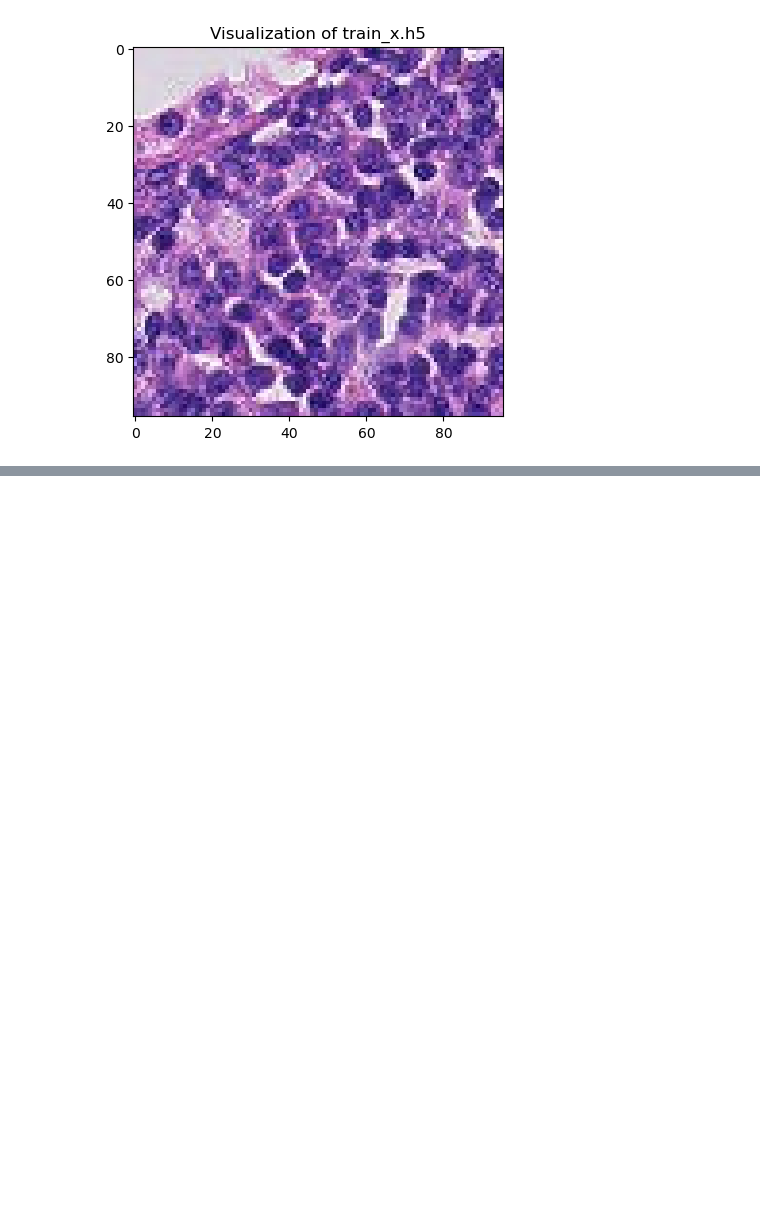
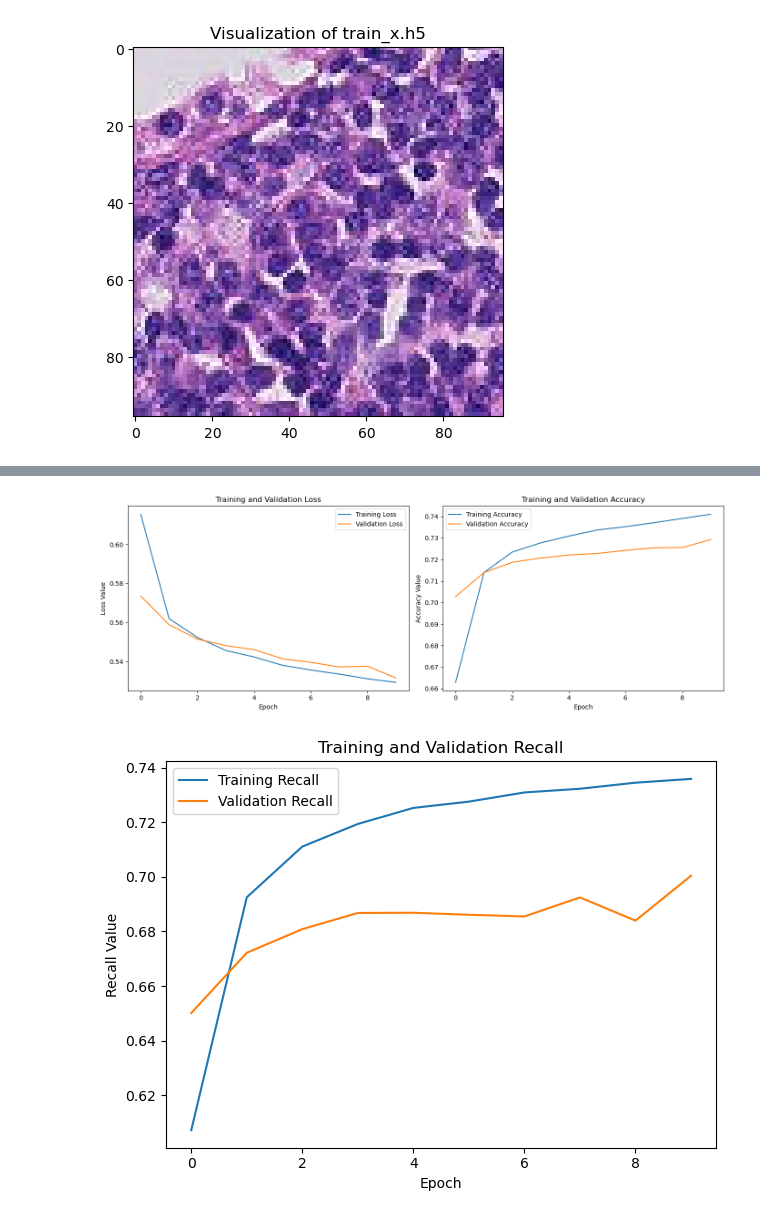
Before and after one commit to ramses02/Metastasis_Diagnosis, a Jupyter notebook: Untitled.ipynb, the cells around one changed output, grey strips where cells are left out. Saved outputs shown, nothing was run; the diff lists cells and outputs as text; code cells hidden in the pictures; blank space fills up the shorter version.

```diff
--- a/Untitled.ipynb
+++ b/Untitled.ipynb
@@ -145,0 +332,38 @@ history_simple_1 = simple_model_1.fit(
+# %%
+# Plot Loss   #+one dropout
+plt.figure(figsize=(14, 5))
+plt.subplot(1, 2, 1)
+plt.plot(history6.history['loss'], label='Training Loss')
+plt.plot(history6.history['val_loss'], label='Validation Loss')
+plt.title('Training and Validation Loss')
+plt.xlabel('Epoch')
+plt.ylabel('Loss Value')
+plt.legend()
+
+# Plot Accuracy
+plt.subplot(1, 2, 2)
+plt.plot(history6.history['accuracy'], label='Training Accuracy')
+plt.plot(history6.history['val_accuracy'], label='Validation Accuracy')
+plt.title('Training and Validation Accuracy')
+plt.xlabel('Epoch')
+plt.ylabel('Accuracy Value')
+plt.legend()
+
+plt.tight_layout()
+plt.show()
+
+
+# Plot Recall
+plt.subplot(1, 1, 1)
+plt.plot(history6.history['recall'], label='Training Recall')
+plt.plot(history6.history['val_recall'], label='Validation Recall')
+plt.title('Training and Validation Recall')
+plt.xlabel('Epoch')
+plt.ylabel('Recall Value')
+plt.legend()
+
+plt.tight_layout()
+plt.show()
+# %% [output]
+[figure, added]
+[figure, added]
```
Also changed, not shown: parts of 24 cells of this notebook, 4 other files.
